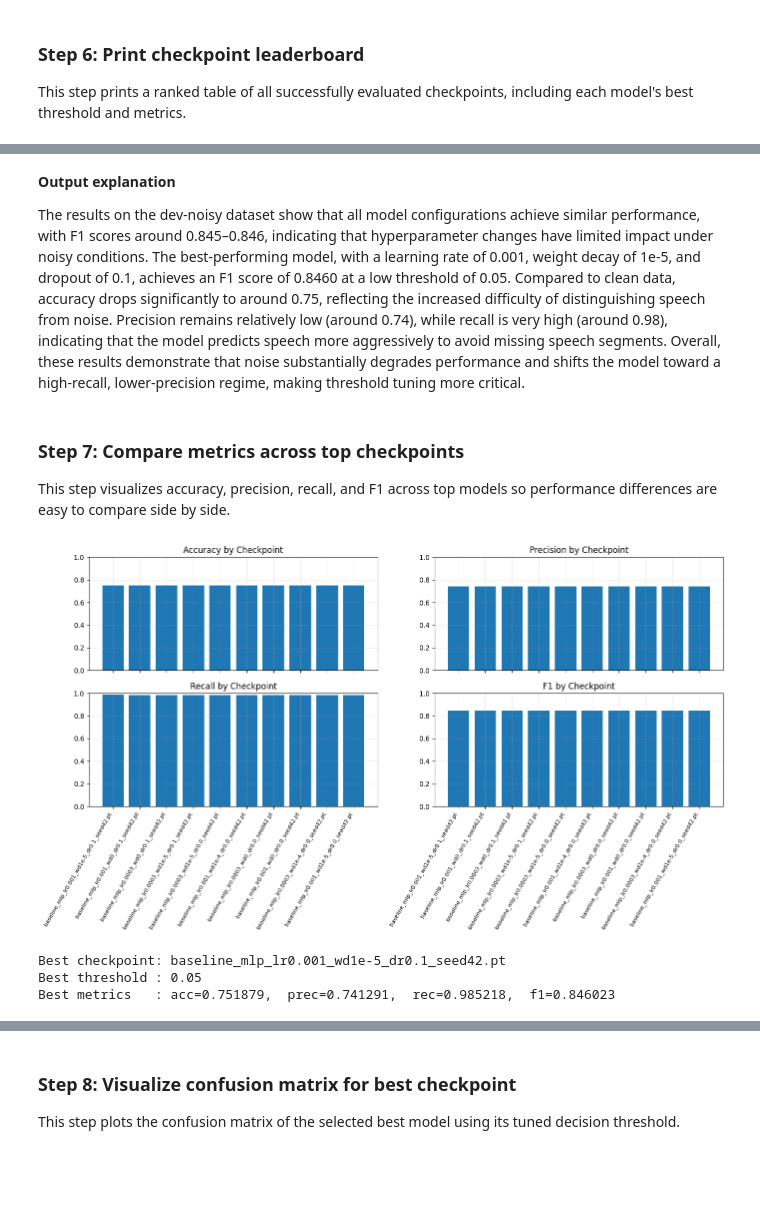
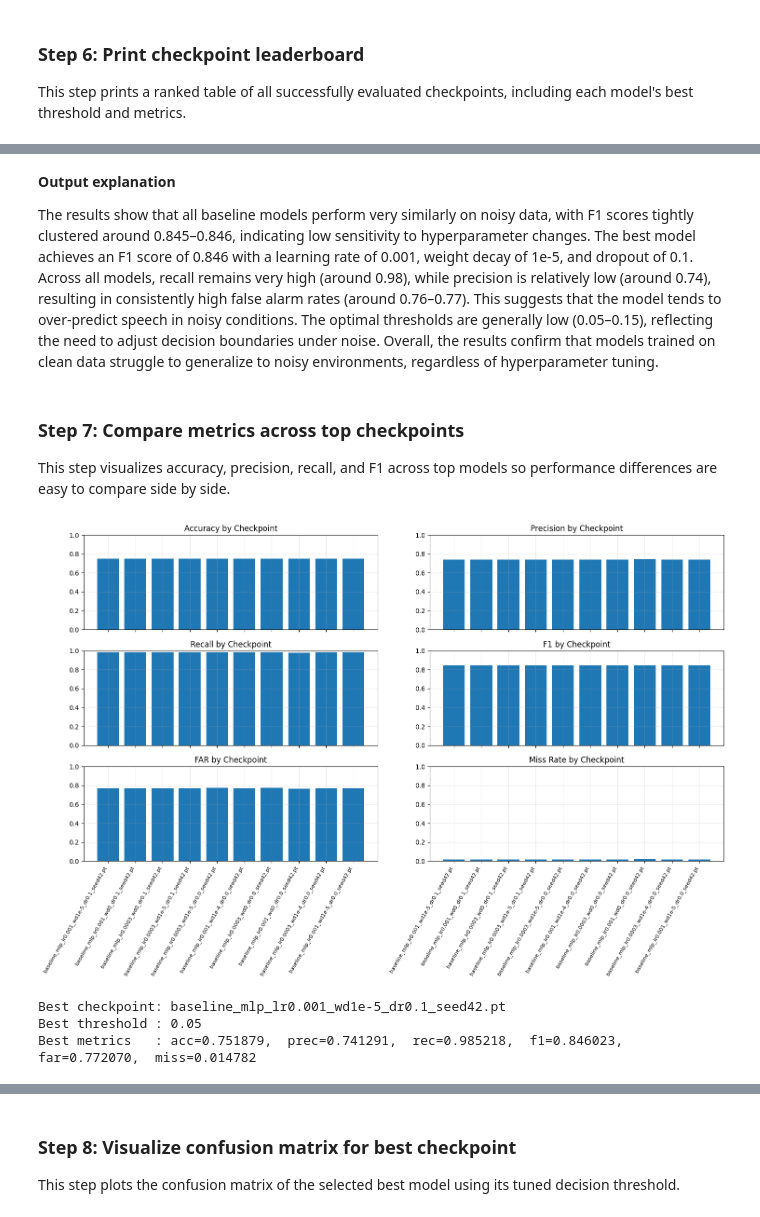
Before and after one commit to SharonHuang77/Noise-Robust-Voice-Activity-Detection-FINAL, a Jupyter notebook: notebooks/05_Baseline_MLP_Validation_noisy.ipynb, the cells around one changed output, grey strips where cells are left out. Saved outputs shown, nothing was run; the diff lists cells and outputs as text; code cells hidden in the pictures; blank space fills up the shorter version.

```diff
--- a/notebooks/05_Baseline_MLP_Validation_noisy.ipynb
+++ b/notebooks/05_Baseline_MLP_Validation_noisy.ipynb
@@ -300,14 +320,15 @@ The evaluation on the dev-noisy dataset shows a significant drop in performance
 This step prints a ranked table of all successfully evaluated checkpoints, including each model's best threshold and metrics.
 # %%
 print('Top checkpoints by dev F1:')
-print('-' * 110)
-print(f"{'rank':>4s}  {'checkpoint':<55s}  {'thr':>5s}  {'f1':>9s}  {'acc':>9s}  {'prec':>9s}  {'rec':>9s}")
-print('-' * 110)
+print('-' * 132)
+print(f"{'rank':>4s}  {'checkpoint':<55s}  {'thr':>5s}  {'f1':>9s}  {'acc':>9s}  {'prec':>9s}  {'rec':>9s}  {'far':>9s}  {'miss':>9s}")
+print('-' * 132)
 
 for idx, r in enumerate(ranked, start=1):
     print(
         f"{idx:>4d}  {r['checkpoint_name']:<55.55s}  {r['best_threshold']:>5.2f}  "
-        f"{r['f1']:>9.6f}  {r['accuracy']:>9.6f}  {r['precision']:>9.6f}  {r['recall']:>9.6f}"
+        f"{r['f1']:>9.6f}  {r['accuracy']:>9.6f}  {r['precision']:>9.6f}  {r['recall']:>9.6f}  "
+        f"{r['far']:>9.6f}  {r['miss_rate']:>9.6f}"
     )
 
 if failures:
@@ -334,7 +355,7 @@ rank  checkpoint                                                 thr         f1
 # %% [markdown]
 **Output explanation**
 
-The results on the dev-noisy dataset show that all model configurations achieve similar performance, with F1 scores around 0.845–0.846, indicating that hyperparameter changes have limited impact under noisy conditions. The best-performing model, with a learning rate of 0.001, weight decay of 1e-5, and dropout of 0.1, achieves an F1 score of 0.8460 at a low threshold of 0.05. Compared to clean data, accuracy drops significantly to around 0.75, reflecting the increased difficulty of distinguishing speech from noise. Precision remains relatively low (around 0.74), while recall is very high (around 0.98), indicating that the model predicts speech more aggressively to avoid missing speech segments. Overall, these results demonstrate that noise substantially degrades performance and shifts the model toward a high-recall, lower-precision regime, making threshold tuning more critical.
+The results show that all baseline models perform very similarly on noisy data, with F1 scores tightly clustered around 0.845–0.846, indicating low sensitivity to hyperparameter changes. The best model achieves an F1 score of 0.846 with a learning rate of 0.001, weight decay of 1e-5, and dropout of 0.1. Across all models, recall remains very high (around 0.98), while precision is relatively low (around 0.74), resulting in consistently high false alarm rates (around 0.76–0.77). This suggests that the model tends to over-predict speech in noisy conditions. The optimal thresholds are generally low (0.05–0.15), reflecting the need to adjust decision boundaries under noise. Overall, the results confirm that models trained on clean data struggle to generalize to noisy environments, regardless of hyperparameter tuning.
 # %% [markdown]
 ### Step 7: Compare metrics across top checkpoints
 This step visualizes accuracy, precision, recall, and F1 across top models so performance differences are easy to compare side by side.
@@ -347,46 +368,58 @@ acc_vals = [r['accuracy'] for r in top]
 prec_vals = [r['precision'] for r in top]
 rec_vals = [r['recall'] for r in top]
 f1_vals = [r['f1'] for r in top]
+far_vals = [r['far'] for r in top]
+miss_vals = [r['miss_rate'] for r in top]
 
-fig, axes = plt.subplots(2, 2, figsize=(14, 8), sharex=True)
+fig, axes = plt.subplots(3, 2, figsize=(15, 10), sharex=True)
 axes = axes.ravel()
 
 axes[0].bar(x, acc_vals)
 axes[0].set_title('Accuracy by Checkpoint')
 axes[0].set_ylim(0, 1)
 
 axes[1].bar(x, prec_vals)
 axes[1].set_title('Precision by Checkpoint')
 axes[1].set_ylim(0, 1)
 
 axes[2].bar(x, rec_vals)
 axes[2].set_title('Recall by Checkpoint')
 axes[2].set_ylim(0, 1)
 
 axes[3].bar(x, f1_vals)
 axes[3].set_title('F1 by Checkpoint')
 axes[3].set_ylim(0, 1)
 
+axes[4].bar(x, far_vals)
+axes[4].set_title('FAR by Checkpoint')
+axes[4].set_ylim(0, 1)
+
+axes[5].bar(x, miss_vals)
+axes[5].set_title('Miss Rate by Checkpoint')
+axes[5].set_ylim(0, 1)
+
 for ax in axes:
     ax.grid(alpha=0.25)
     ax.set_xticks(x)
     ax.set_xticklabels(names, rotation=60, ha='right', fontsize=8)
 
 plt.tight_layout()
 plt.show()
 
 print('Best checkpoint:', best_model['checkpoint_name'])
 print('Best threshold :', f"{best_threshold:.2f}")
 print('Best metrics   :',
       f"acc={best_model['accuracy']:.6f}, ",
       f"prec={best_model['precision']:.6f}, ",
       f"rec={best_model['recall']:.6f}, ",
-      f"f1={best_model['f1']:.6f}")
+      f"f1={best_model['f1']:.6f}, ",
+      f"far={best_model['far']:.6f}, ",
+      f"miss={best_model['miss_rate']:.6f}")
 # %% [output]
-[figure, old version]
+[figure, new version]
 Best checkpoint: baseline_mlp_lr0.001_wd1e-5_dr0.1_seed42.pt
 Best threshold : 0.05
-Best metrics   : acc=0.751879,  prec=0.741291,  rec=0.985218,  f1=0.846023
+Best metrics   : acc=0.751879,  prec=0.741291,  rec=0.985218,  f1=0.846023,  far=0.772070,  miss=0.014782
 # %% [markdown]
 **Output explanation**
 
```
Also changed, not shown: parts of 6 cells of this notebook, 15 other files.
